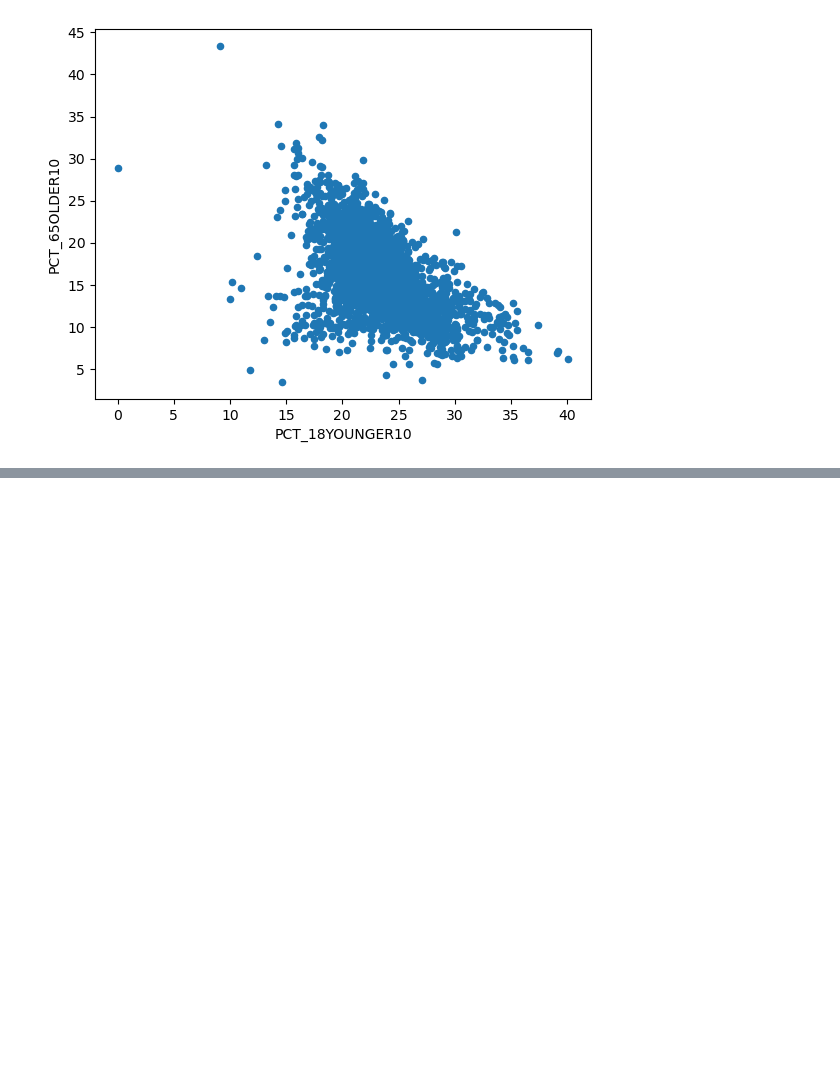
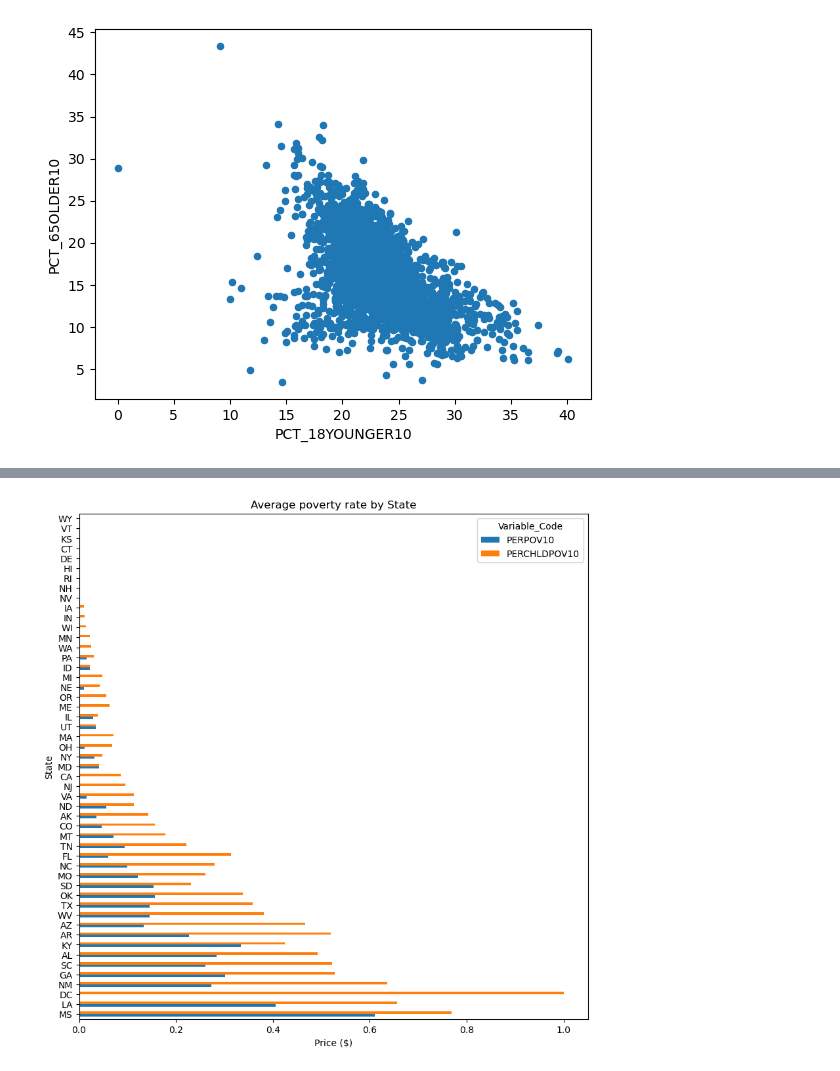
Before and after one commit to gabbycjames/DataScience_Capstone, a Jupyter notebook: DataWrangling.ipynb, the cells around one changed output, grey strips where cells are left out. Saved outputs shown, nothing was run; the diff lists cells and outputs as text; code cells hidden in the pictures; blank space fills up the shorter version.

Commit message:
Visualizing

```diff
--- a/DataWrangling.ipynb
+++ b/DataWrangling.ipynb
@@ -823,0 +819,3 @@ plt.show() # Instead show this as bar graph with comparative bars per state.
+# %%
+state_pov_means = df_full.groupby('State')[['PERPOV10', 'PERCHLDPOV10']].mean()
+state_pov_means.head()
@@ -823,0 +830,8 @@ plt.show() # Instead show this as bar graph with comparative bars per state.
+# %%
+(state_pov_means.reindex(index=state_pov_means.mean(axis=1)
+    .sort_values(ascending=False)
+    .index)
+    .plot(kind='barh', figsize=(10, 10), title='Average poverty rate by State'))
+plt.xlabel('Price ($)');
+# %% [output]
+[figure, added]
```
Also changed, not shown: parts of 11 cells of this notebook.
